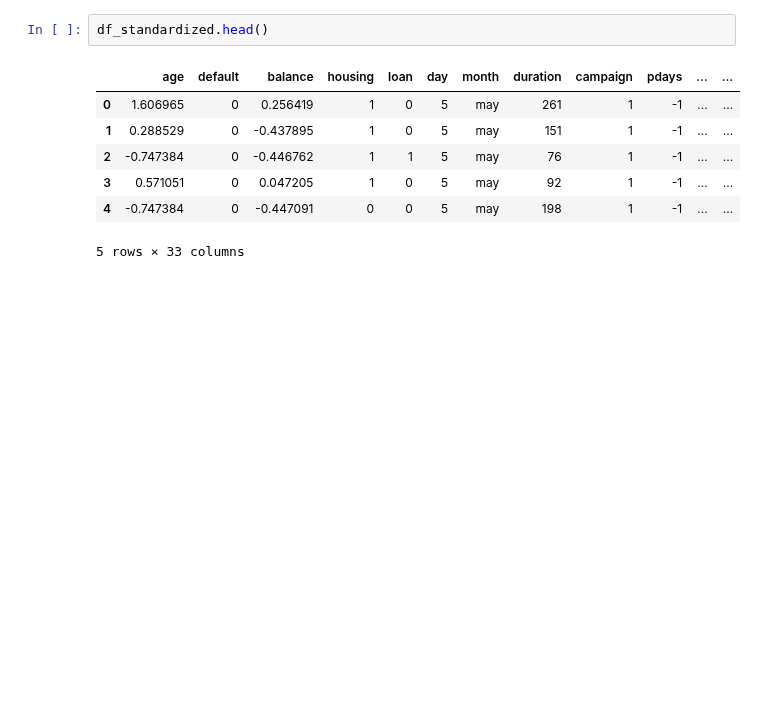
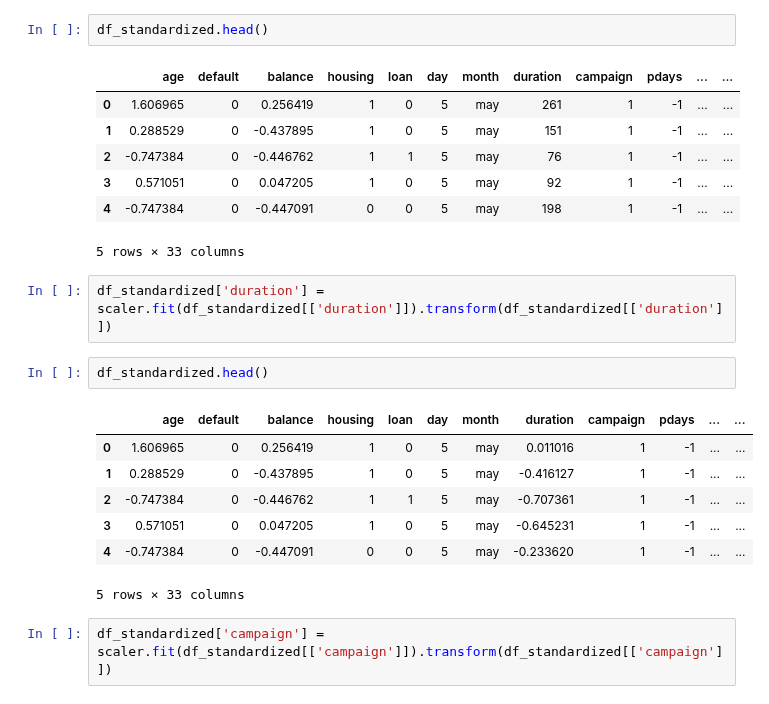
Before and after one commit to adityasngh/Bank-Marketing-Dataset, a Jupyter notebook: Banking Marketing Targets.ipynb, the cells around one changed output. Saved outputs shown, nothing was run; the diff lists cells and outputs as text; blank space fills up the shorter version.

```diff
--- a/Banking Marketing Targets.ipynb
+++ b/Banking Marketing Targets.ipynb
@@ -186,3 +187,17 @@ df_standardized.head()
 | 3 | 0.571051 | 0 | 0.047205 | 1 | 0 | 5 | may | 92 | 1 | -1 | ... | ... |
 | 4 | -0.747384 | 0 | -0.447091 | 0 | 0 | 5 | may | 198 | 1 | -1 | ... | ... |
 5 rows × 33 columns
+# %%
+df_standardized['duration'] = scaler.fit(df_standardized[['duration']]).transform(df_standardized[['duration']])
+# %%
+df_standardized.head()
+# %% [output]
+|  | age | default | balance | housing | loan | day | month | duration | campaign | pdays | ... | ... |
+| 0 | 1.606965 | 0 | 0.256419 | 1 | 0 | 5 | may | 0.011016 | 1 | -1 | ... | ... |
+| 1 | 0.288529 | 0 | -0.437895 | 1 | 0 | 5 | may | -0.416127 | 1 | -1 | ... | ... |
+| 2 | -0.747384 | 0 | -0.446762 | 1 | 1 | 5 | may | -0.707361 | 1 | -1 | ... | ... |
+| 3 | 0.571051 | 0 | 0.047205 | 1 | 0 | 5 | may | -0.645231 | 1 | -1 | ... | ... |
+| 4 | -0.747384 | 0 | -0.447091 | 0 | 0 | 5 | may | -0.233620 | 1 | -1 | ... | ... |
+5 rows × 33 columns
+# %%
+df_standardized['campaign'] = scaler.fit(df_standardized[['campaign']]).transform(df_standardized[['campaign']])
```
Also changed, not shown: parts of 1 cell of this notebook.
